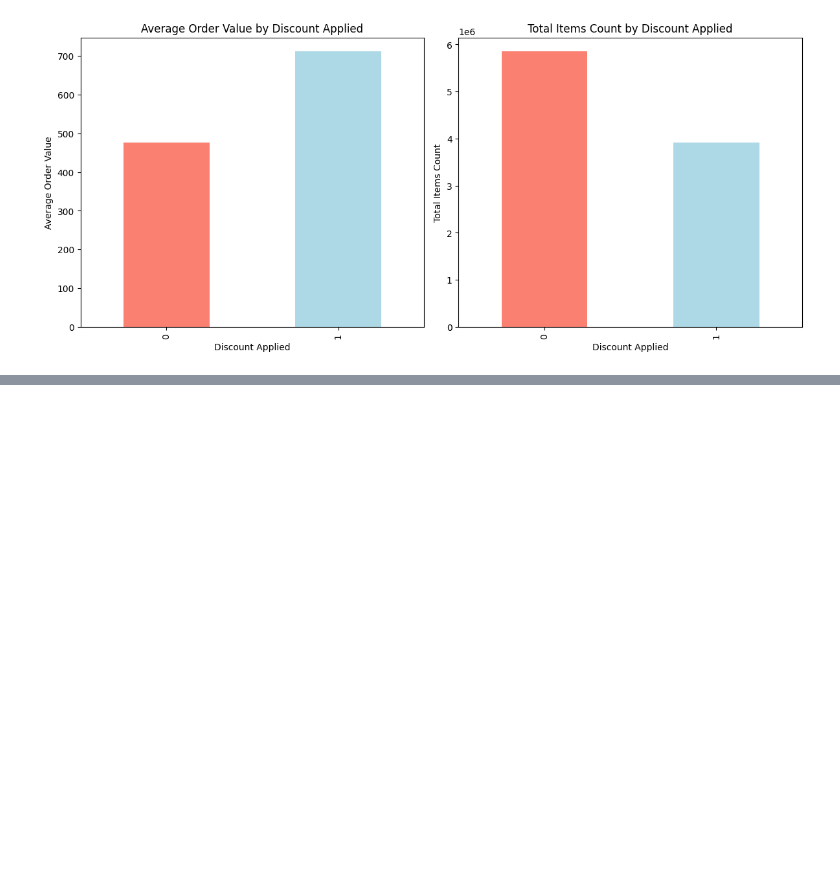
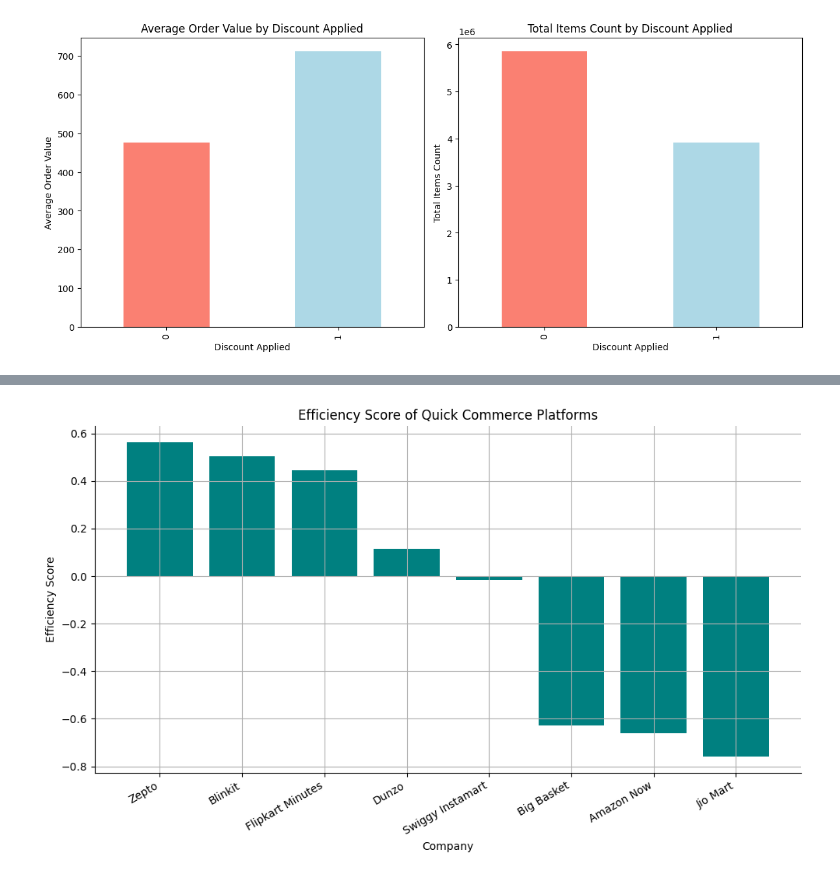
Before and after one commit to sankajithdjinasena/DataAnalysisProjects, a Jupyter notebook: Quick_Commerce_Analysis/Quick_Commerce_Analysis.ipynb, the cells around one changed output, grey strips where cells are left out. Drawn from its saved outputs; the diff is of its cells as text; code cells hidden in the pictures; blank space fills up the shorter version.

```diff
--- a/Quick_Commerce_Analysis/Quick_Commerce_Analysis.ipynb
+++ b/Quick_Commerce_Analysis/Quick_Commerce_Analysis.ipynb
@@ -749,0 +761,7 @@ plt.show()
+# %%
+company_efficiency = df.groupby("Company").agg(
+    Total_Orders = ("Order_ID","count"),
+    Avg_Delivery_Time = ("Delivery_Time_Min","mean")
+).reset_index()
+
+company_efficiency
@@ -749,0 +778,7 @@ plt.show()
+# %%
+# Normalize values for fair comparison
+
+from sklearn.preprocessing import MinMaxScaler
+scaler = MinMaxScaler()
+company_efficiency[["Total_Orders_Norm","Avg_Delivery_Time_Norm"]] = scaler.fit_transform(company_efficiency[["Total_Orders","Avg_Delivery_Time"]])
+company_efficiency
@@ -749,0 +795,4 @@ plt.show()
+# %%
+# Efficiency score (higher order, lower delivery time)
+company_efficiency["Efficiency_Score"] = company_efficiency["Total_Orders_Norm"] - company_efficiency["Avg_Delivery_Time_Norm"]
+company_efficiency
@@ -749,0 +809,3 @@ plt.show()
+# %%
+company_efficiency_sorted=company_efficiency.sort_values(by="Efficiency_Score", ascending=False)
+company_efficiency_sorted
@@ -749,0 +822,15 @@ plt.show()
+# %%
+plt.figure(figsize=(10,6))
+plt.bar(company_efficiency_sorted["Company"], company_efficiency_sorted["Efficiency_Score"], color="teal")
+plt.title("Efficiency Score of Quick Commerce Platforms")
+plt.xlabel("Company")
+plt.xticks(rotation=30, ha="right")
+plt.ylabel("Efficiency Score")
+ax = plt.gca()
+ax.spines["top"].set_visible(False)
+ax.spines["right"].set_visible(False)
+plt.tight_layout()
+plt.grid(True)
+plt.show()
+# %% [output]
+[figure, added]
```
Also changed, not shown: parts of 9 cells of this notebook, 1 other file.
